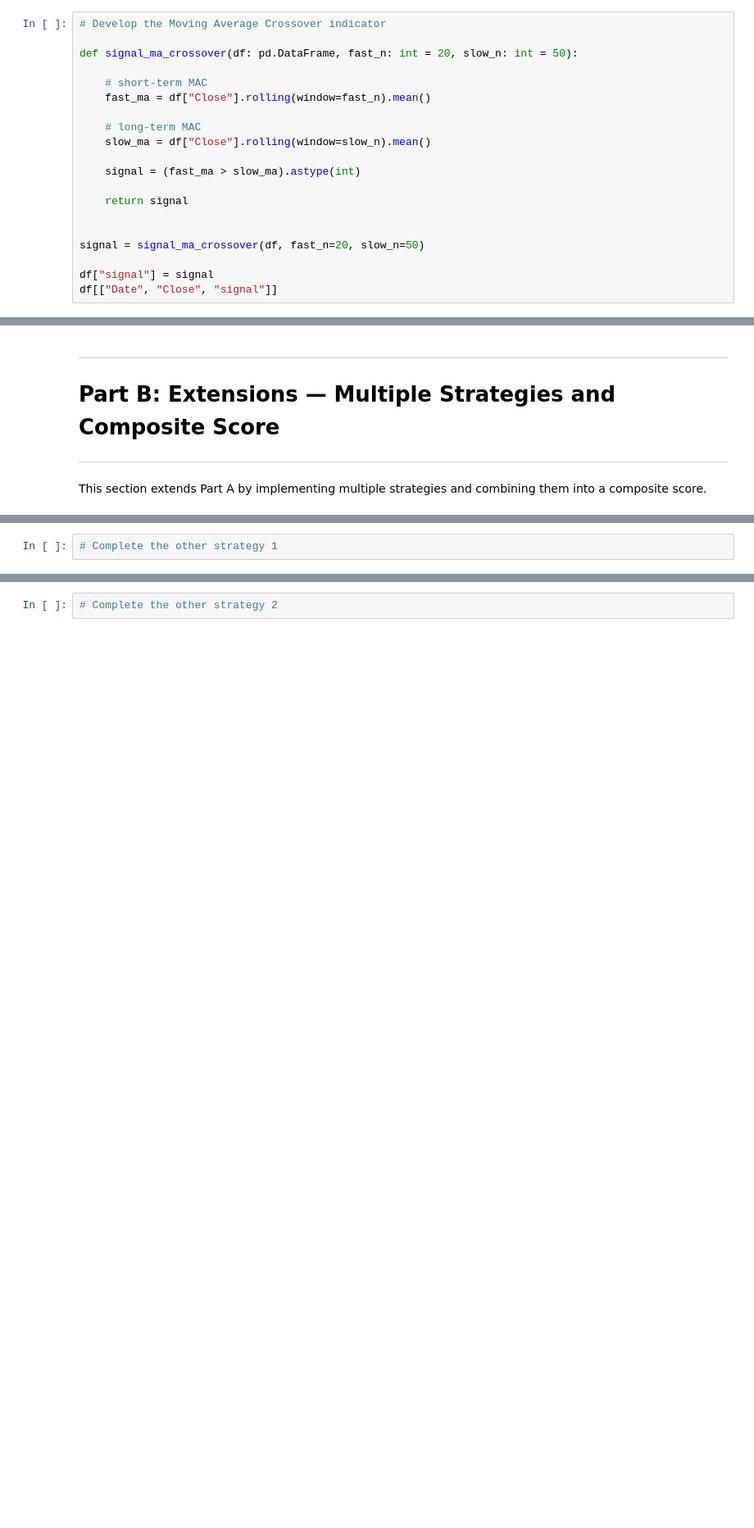
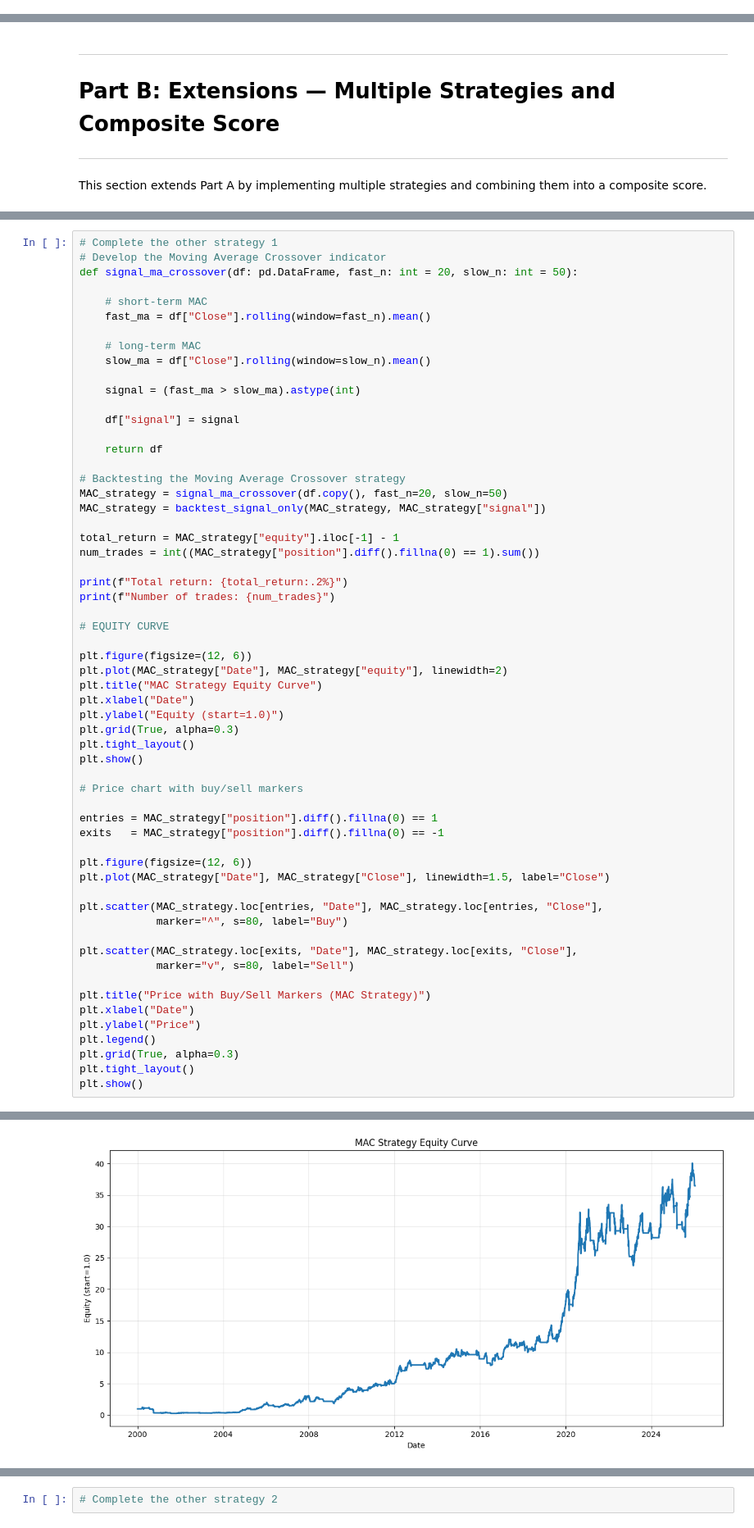
Before and after one commit to taliashapiro05/Momentum_assignment-1-, a Jupyter notebook: Momentum_assignment.ipynb, the cells around one changed output, grey strips where cells are left out. Shown at 82% size. Drawn from its saved outputs; the diff is of its cells as text; blank space fills up the shorter version.

Commit message:
added the MACD backtest

```diff
--- a/Momentum_assignment.ipynb
+++ b/Momentum_assignment.ipynb
@@ -322,23 +322,3 @@ def ROC_strategy(price_data, roc_n = 10, roc_threshold = 0.03):
 ---
 
 **Rule:** Buy when a fast moving average is above a slow moving average.
-# %%
-# Develop the Moving Average Crossover indicator
-
-def signal_ma_crossover(df: pd.DataFrame, fast_n: int = 20, slow_n: int = 50):
-
-    # short-term MAC
-    fast_ma = df["Close"].rolling(window=fast_n).mean()
-
-    # long-term MAC
-    slow_ma = df["Close"].rolling(window=slow_n).mean()
-
-    signal = (fast_ma > slow_ma).astype(int)
-
-    return signal
-
-
-signal = signal_ma_crossover(df, fast_n=20, slow_n=50)
-
-df["signal"] = signal
-df[["Date", "Close", "signal"]]
@@ -606,3 +489,61 @@ Use the provided functions to create signals for each new strategy. For example,
 > **Checkpoint 4:** Once you have completed a strategy, commit your progress (e.g., "Completed MA Crossover").
 # %%
 # Complete the other strategy 1
+# Develop the Moving Average Crossover indicator
+def signal_ma_crossover(df: pd.DataFrame, fast_n: int = 20, slow_n: int = 50):
+
+    # short-term MAC
+    fast_ma = df["Close"].rolling(window=fast_n).mean()
+
+    # long-term MAC
+    slow_ma = df["Close"].rolling(window=slow_n).mean()
+
+    signal = (fast_ma > slow_ma).astype(int)
+
+    df["signal"] = signal
+
+    return df
+
+# Backtesting the Moving Average Crossover strategy
+MAC_strategy = signal_ma_crossover(df.copy(), fast_n=20, slow_n=50)
+MAC_strategy = backtest_signal_only(MAC_strategy, MAC_strategy["signal"])
+
+total_return = MAC_strategy["equity"].iloc[-1] - 1
+num_trades = int((MAC_strategy["position"].diff().fillna(0) == 1).sum())
+
+print(f"Total return: {total_return:.2%}")
+print(f"Number of trades: {num_trades}")
+
+# EQUITY CURVE
+
+plt.figure(figsize=(12, 6))
+plt.plot(MAC_strategy["Date"], MAC_strategy["equity"], linewidth=2)
+plt.title("MAC Strategy Equity Curve")
+plt.xlabel("Date")
+plt.ylabel("Equity (start=1.0)")
+plt.grid(True, alpha=0.3)
+plt.tight_layout()
+plt.show()
+
+# Price chart with buy/sell markers
+
+entries = MAC_strategy["position"].diff().fillna(0) == 1
+exits   = MAC_strategy["position"].diff().fillna(0) == -1
+
+plt.figure(figsize=(12, 6))
+plt.plot(MAC_strategy["Date"], MAC_strategy["Close"], linewidth=1.5, label="Close")
+
+plt.scatter(MAC_strategy.loc[entries, "Date"], MAC_strategy.loc[entries, "Close"],
+            marker="^", s=80, label="Buy")
+
+plt.scatter(MAC_strategy.loc[exits, "Date"], MAC_strategy.loc[exits, "Close"],
+            marker="v", s=80, label="Sell")
+
+plt.title("Price with Buy/Sell Markers (MAC Strategy)")
+plt.xlabel("Date")
+plt.ylabel("Price")
+plt.legend()
+plt.grid(True, alpha=0.3)
+plt.tight_layout()
+plt.show()
+# %% [output]
@@ -608,0 +554 @@ Use the provided functions to create signals for each new strategy. For example,
+[figure, added]
```
Also changed, not shown: parts of 3 cells of this notebook.
